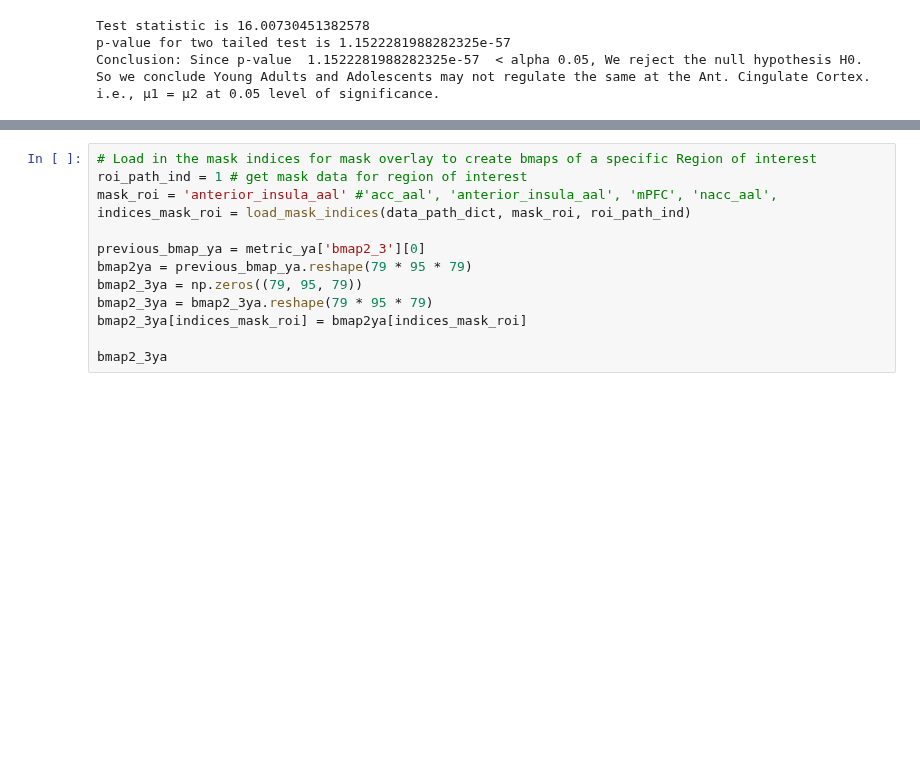
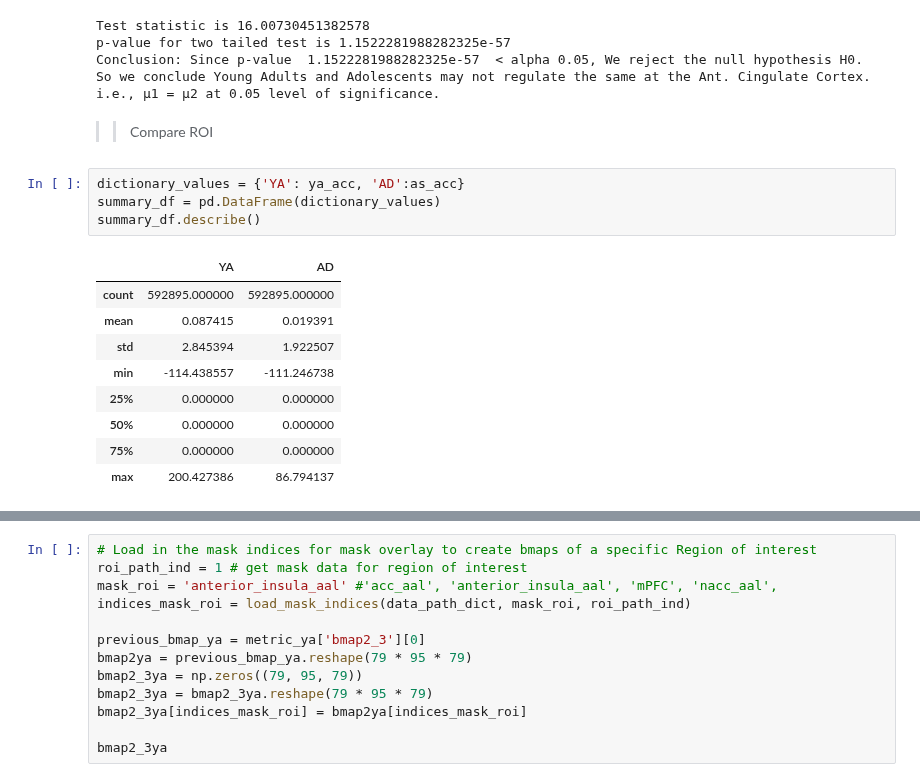
Before and after one commit to staceybeck/teambrainiac, a Jupyter notebook: source/group_svm/Statistical_tests_Group.ipynb, the cells around one changed output, grey strips where cells are left out. Drawn from its saved outputs; the diff is of its cells as text; blank space fills up the shorter version.

```diff
--- a/source/group_svm/Statistical_tests_Group.ipynb
+++ b/source/group_svm/Statistical_tests_Group.ipynb
@@ -387,3 +465,19 @@ p-value for two tailed test is 1.1522281988282325e-57
 Conclusion: Since p-value  1.1522281988282325e-57  < alpha 0.05, We reject the null hypothesis H0.
 So we conclude Young Adults and Adolescents may not regulate the same at the Ant. Cingulate Cortex.
 i.e., μ1 = μ2 at 0.05 level of significance.
+# %% [markdown]
+>> Compare ROI
+# %%
+dictionary_values = {'YA': ya_acc, 'AD':as_acc}
+summary_df = pd.DataFrame(dictionary_values)
+summary_df.describe()
+# %% [output]
+|  | YA | AD |
+| count | 592895.000000 | 592895.000000 |
+| mean | 0.087415 | 0.019391 |
+| std | 2.845394 | 1.922507 |
+| min | -114.438557 | -111.246738 |
+| 25% | 0.000000 | 0.000000 |
+| 50% | 0.000000 | 0.000000 |
+| 75% | 0.000000 | 0.000000 |
+| max | 200.427386 | 86.794137 |
```
Also changed, not shown: parts of 29 cells of this notebook.
